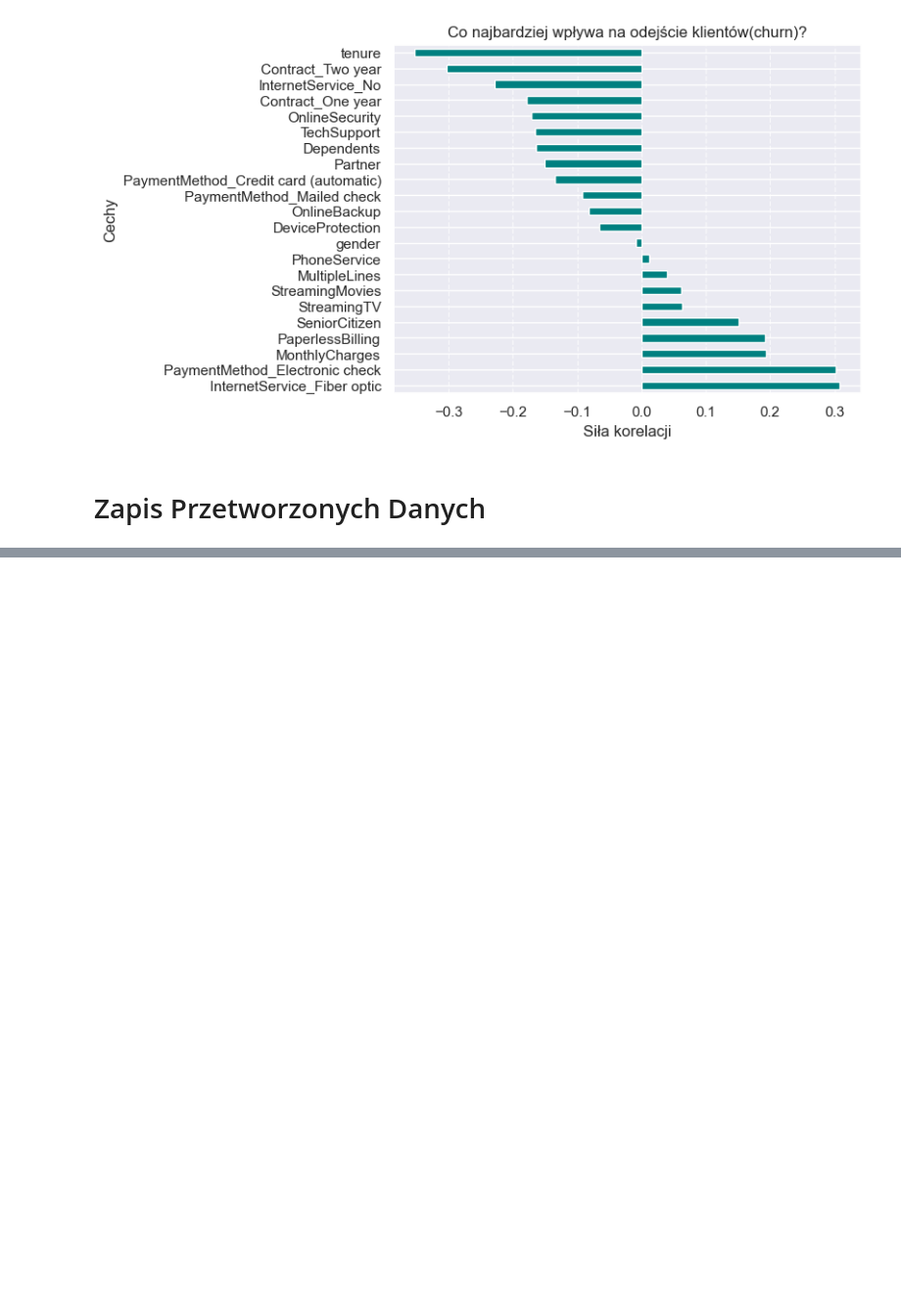
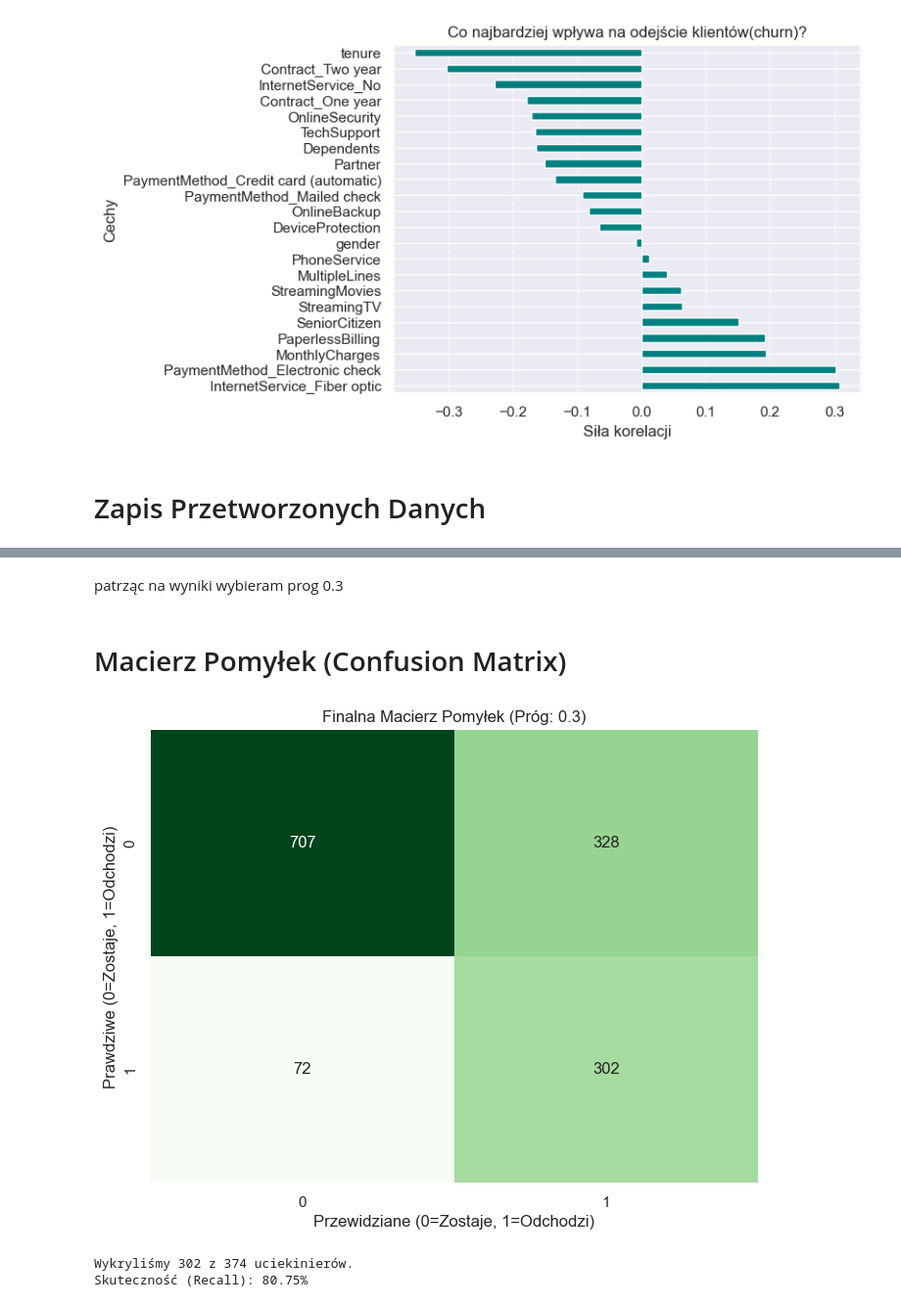
Before and after one commit to Sikorski06/ML-Churn-project, a Jupyter notebook: notebooks/EDA.ipynb, the cells around one changed output, grey strips where cells are left out. Shown at 98% size. Drawn from its saved outputs; the diff is of its cells as text; code cells hidden in the pictures; blank space fills up the shorter version.

```diff
--- a/notebooks/EDA.ipynb
+++ b/notebooks/EDA.ipynb
@@ -128,0 +169,4 @@ df.to_csv("telco_churn_processed.csv", index=False)
+# %%
+# 2. Dzielimy na zbiór treningowy i testowy (80% nauka, 20% egzamin)
+# stratify=y zapewnia, że w obu zbiorach będzie taki sam % odejść (ważne przy nierównych danych!)
+X_train, X_test, Y_train, Y_test = train_test_split(X,Y, test_size=0.2, random_state=67, stratify=Y)
@@ -128,0 +305,28 @@ df.to_csv("telco_churn_processed.csv", index=False)
+# %% [markdown]
+patrząc na wyniki wybieram prog 0.3
+# %% [markdown]
+# Macierz Pomyłek (Confusion Matrix)
+# %%
+from sklearn.metrics import confusion_matrix
+
+FINAL_THRESHOLD = 0.3
+
+y_pred_final = (y_proba >= FINAL_THRESHOLD).astype(int)
+
+cm = confusion_matrix(Y_test, y_pred_final)
+
+plt.figure(figsize=(8, 6))
+sns.heatmap(cm, annot=True, fmt='d', cmap='Greens', cbar=False)
+plt.title(f'Finalna Macierz Pomyłek (Próg: {FINAL_THRESHOLD})')
+plt.xlabel('Przewidziane (0=Zostaje, 1=Odchodzi)')
+plt.ylabel('Prawdziwe (0=Zostaje, 1=Odchodzi)')
+plt.show()
+
+tp = cm[1, 1]
+fn = cm[1, 0]
+print(f"Wykryliśmy {tp} z {tp+fn} uciekinierów.")
+print(f"Skuteczność (Recall): {tp/(tp+fn):.2%}")
+# %% [output]
+[figure, added]
+Wykryliśmy 302 z 374 uciekinierów.
+Skuteczność (Recall): 80.75%
```
Also changed, not shown: parts of 18 cells of this notebook.
